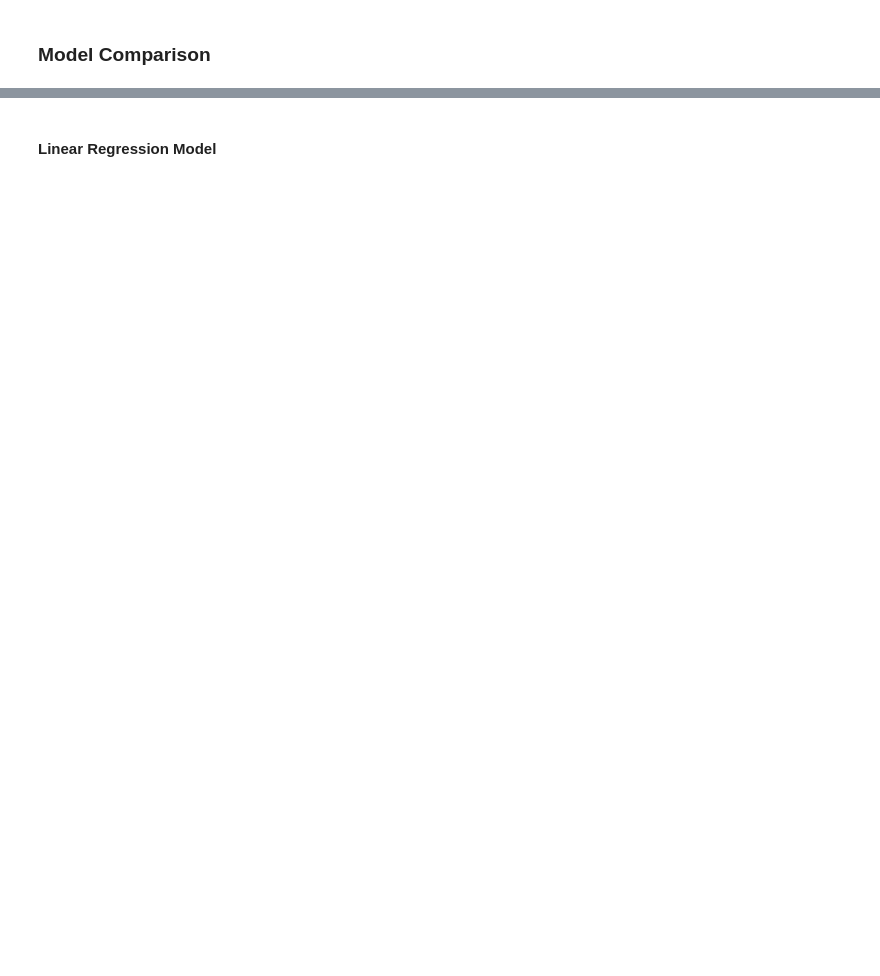
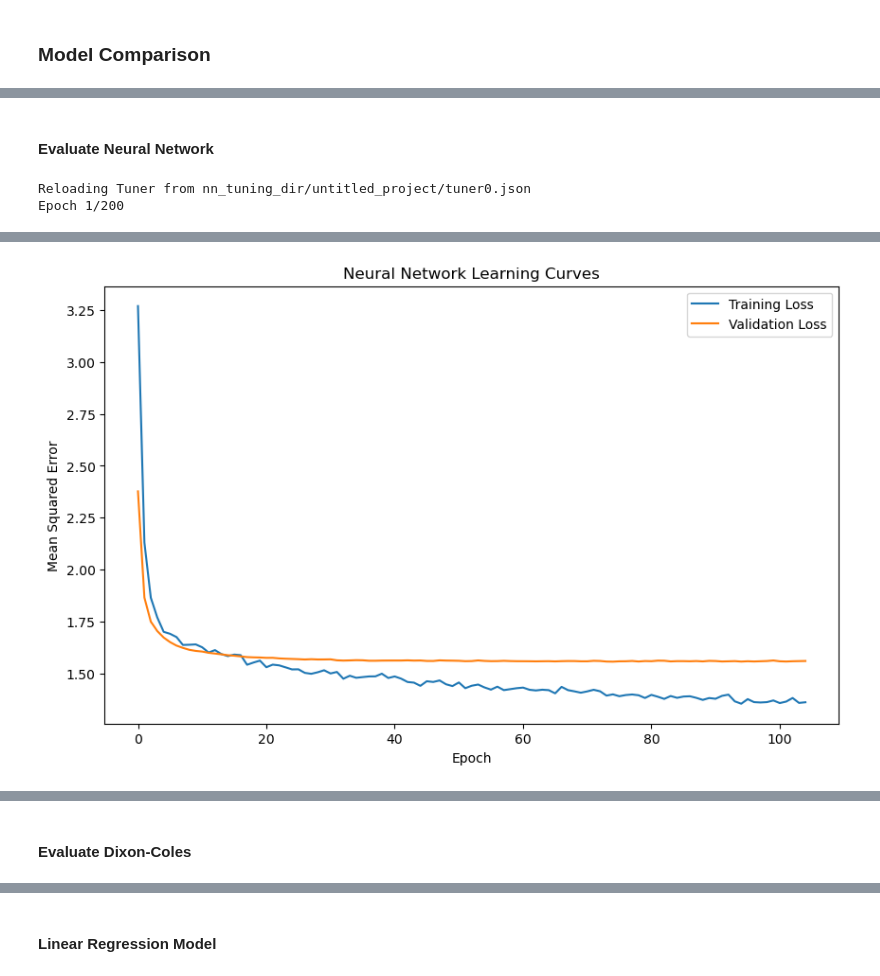
Before and after one commit to Loughlin1/EPL_ML_PREDICTOR, a Jupyter notebook: backend/app/services/development_notebooks/2_Training.ipynb, the cells around one changed output, grey strips where cells are left out. Drawn from its saved outputs; the diff is of its cells as text; code cells hidden in the pictures; blank space fills up the shorter version.

```diff
--- a/backend/app/services/development_notebooks/2_Training.ipynb
+++ b/backend/app/services/development_notebooks/2_Training.ipynb
@@ -439,0 +557,68 @@ KeyboardInterrupt:
+# %% [markdown]
+#### Evaluate Neural Network
+# %%
+def build_nn_model(hp):
+    model = Sequential([
+        Input(shape=(X_train_scaled.shape[1],)),
+        Dense(hp.Int("units1", min_value=32, max_value=128, step=32), activation="relu"),
+        Dropout(hp.Float("dropout1", min_value=0.2, max_value=0.5, step=0.1)),
+        Dense(hp.Int("units2", min_value=32, max_value=128, step=32), activation="relu"),
+        Dropout(hp.Float("dropout2", min_value=0.2, max_value=0.5, step=0.1)),
+        Dense(y_train.shape[1]),
+    ])
+    model.compile(
+        optimizer=Adam(learning_rate=hp.Choice("learning_rate", [0.0001, 0.001, 0.01, 0.1])),
+        loss="mean_squared_error"
+    )
+    return model
+
+tuner = RandomSearch(
+    build_nn_model,
+    objective="val_loss",
+    max_trials=5,
+    executions_per_trial=1,
+    directory="nn_tuning_dir",
+)
+early_stopping = EarlyStopping(monitor="val_loss", patience=30, restore_best_weights=True)
+tuner.search(
+    X_train_scaled,
+    y_train,
+    epochs=200,  # Increased from 100
+    batch_size=32,
+    validation_split=0.2,
+    callbacks=[early_stopping],
+    verbose=1
+)
+best_nn_model = tuner.get_best_models(num_models=1)[0]
+
+# Fit best model again to capture history for plotting
+best_hps = tuner.get_best_hyperparameters(num_trials=1)[0]
+model_for_history = build_nn_model(best_hps)
+history = model_for_history.fit(
+    X_train_scaled,
+    y_train,
+    epochs=200,
+    batch_size=32,
+    validation_split=0.2,
+    callbacks=[early_stopping],
+    verbose=1
+)
+
+# Plot learning curves
+plt.figure(figsize=(10, 6))
+plt.plot(history.history["loss"], label="Training Loss")
+plt.plot(history.history["val_loss"], label="Validation Loss")
+plt.title("Neural Network Learning Curves")
+plt.xlabel("Epoch")
+plt.ylabel("Mean Squared Error")
+plt.legend()
+plt.show()
+
+# Evaluate on validation set
+y_pred_nn = np.round(best_nn_model.predict(X_val_scaled)).astype(int)
+y_pred_nn = pd.DataFrame({"FTHG": y_pred_nn[:, 0], "FTAG": y_pred_nn[:, 1]})
+result_nn = evaluate_model_performance(y_val, y_pred_nn, "Neural Network")
+results_df = pd.concat([results_df, pd.DataFrame([result_nn])], ignore_index=True)
+# %% [output]
+Reloading Tuner from nn_tuning_dir/untitled_project/tuner0.json
+Epoch 1/200
@@ -439,0 +642 @@ KeyboardInterrupt:
+[figure, added]
@@ -439,0 +644,2 @@ KeyboardInterrupt:
+# %% [markdown]
+#### Evaluate Dixon-Coles
```
Also changed, not shown: parts of 36 cells of this notebook, 35 other files.
